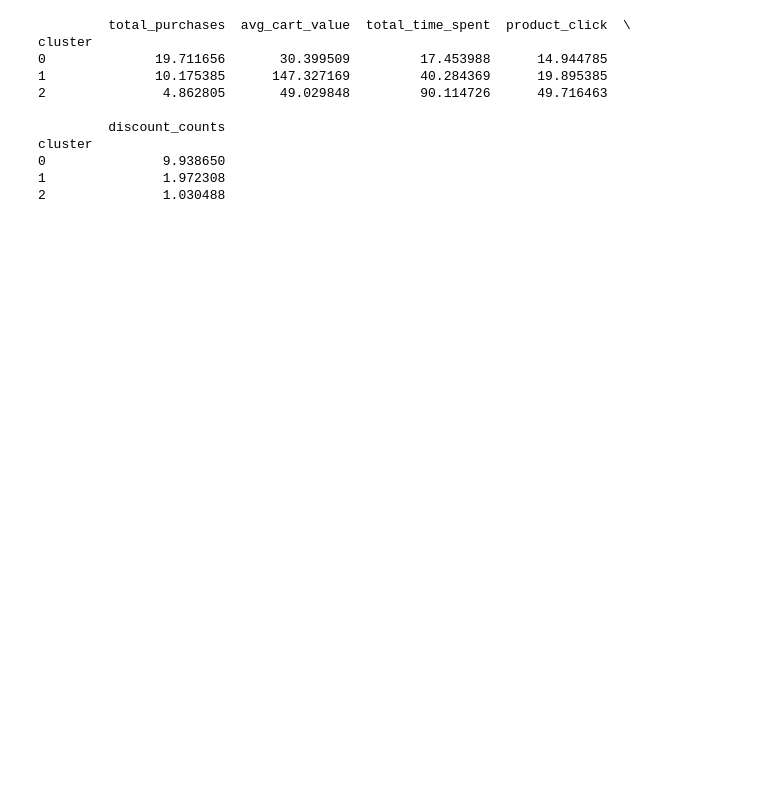
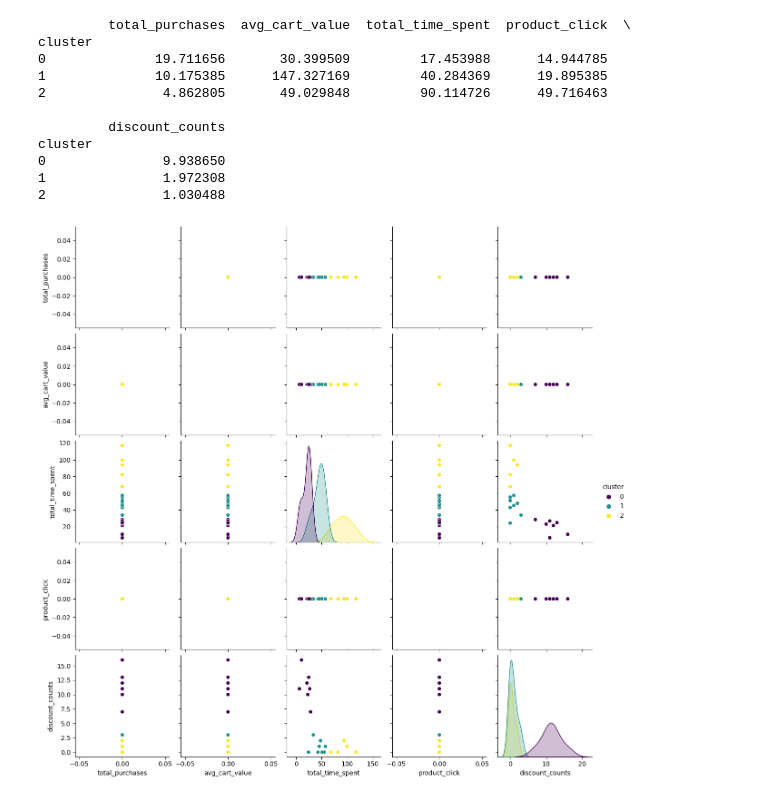
Before and after one commit to Cognic-AI/Intellihack_Cognic_AI_02, a Jupyter notebook: intellihack-2-0.ipynb, the cells around one changed output. Cells and saved outputs as stored; diff of their text form; code cells hidden in the pictures; blank space fills up the shorter version.

```diff
--- a/intellihack-2-0.ipynb
+++ b/intellihack-2-0.ipynb
@@ -165,3 +169,17 @@ cluster
 0               9.938650
 1               1.972308
 2               1.030488
+# %%
+df_null = df[df.isna().any(axis=1)]
+df_null = df_null.fillna(0)
+
+scaled_null = scaler.transform(df_null)
+predict_null = kmeans.predict(scaled_null)
+# %%
+df_null['cluster'] = predict_null
+
+# Visualize the clusters using pairplot
+sns.pairplot(df_null, hue='cluster', palette='viridis')
+plt.show()
+# %% [output]
+[figure, added]
```
Also changed, not shown: parts of 3 cells of this notebook.
